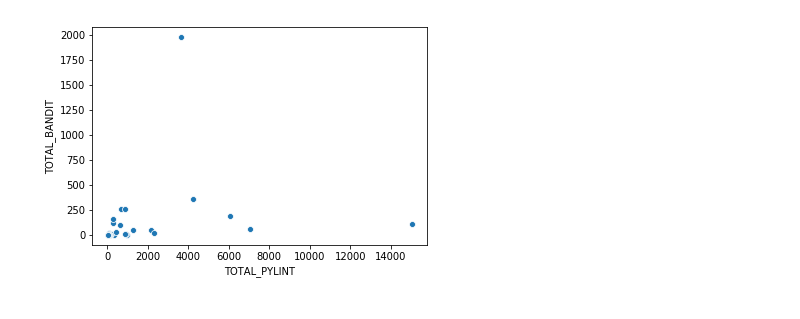
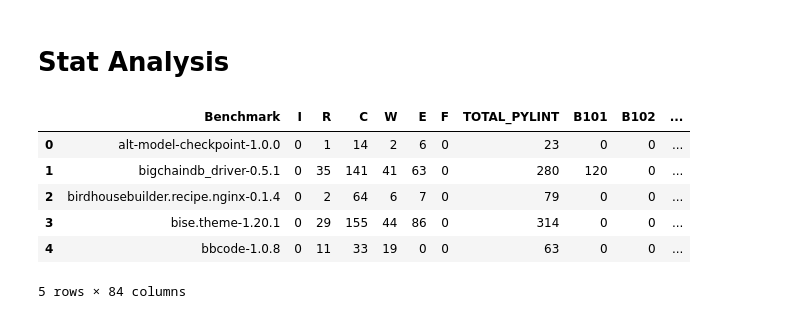
Before and after one commit to ruthjohnson95/CS230, a Jupyter notebook: stat_analysis/stat_analysis.ipynb, the cells around one changed output. Cells and saved outputs as stored; diff of their text form; code cells hidden in the pictures.

```diff
--- a/stat_analysis/stat_analysis.ipynb
+++ b/stat_analysis/stat_analysis.ipynb
@@ -53,11 +1,2 @@ strong multicollinearity or other numerical problems.
-# %%
-import seaborn as sns
-import matplotlib.pyplot as plt
-
-sns.scatterplot(x='TOTAL_PYLINT', y='TOTAL_BANDIT', data=df)
-
-# plot slope too
-
-plt.show()
-# %% [output]
-[figure, removed]
+# %% [markdown]
+# Stat Analysis
@@ -63,0 +10,17 @@ plt.show()
+# %%
+# read in combined dataframe
+combo_df = pd.read_csv("combined_df.txt")
+
+# rename first column to name of benchmarks
+combo_df.rename(columns={'Unnamed: 0':'Benchmark'}, inplace=True)
+
+# print first few lines of dataframe
+combo_df.head()
+# %% [output]
+|  | Benchmark | I | R | C | W | E | F | TOTAL_PYLINT | B101 | B102 | ... |
+| 0 | alt-model-checkpoint-1.0.0 | 0 | 1 | 14 | 2 | 6 | 0 | 23 | 0 | 0 | ... |
+| 1 | bigchaindb_driver-0.5.1 | 0 | 35 | 141 | 41 | 63 | 0 | 280 | 120 | 0 | ... |
+| 2 | birdhousebuilder.recipe.nginx-0.1.4 | 0 | 2 | 64 | 6 | 7 | 0 | 79 | 0 | 0 | ... |
+| 3 | bise.theme-1.20.1 | 0 | 29 | 155 | 44 | 86 | 0 | 314 | 0 | 0 | ... |
+| 4 | bbcode-1.0.8 | 0 | 11 | 33 | 19 | 0 | 0 | 63 | 0 | 0 | ... |
+5 rows × 84 columns
```
Also changed, not shown: parts of 22 cells of this notebook.
